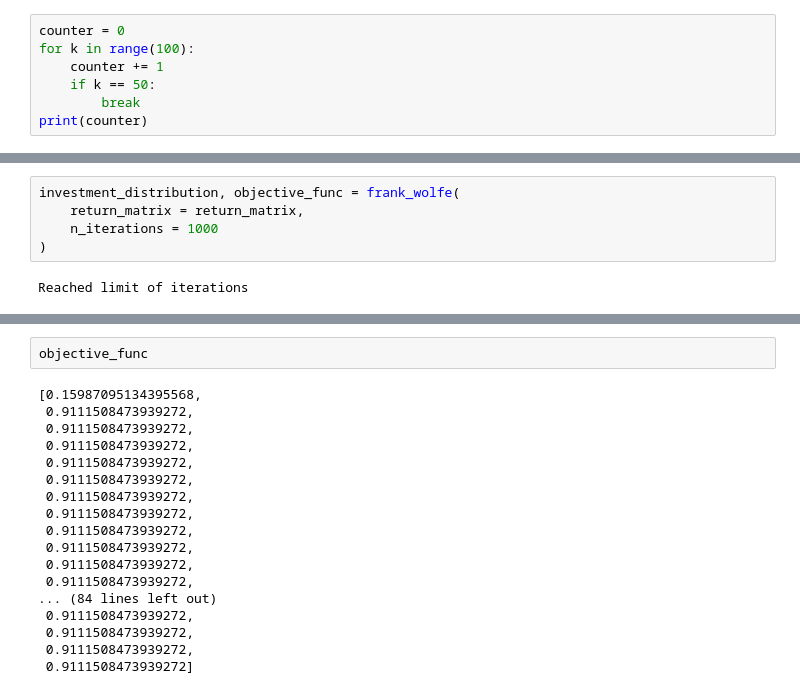
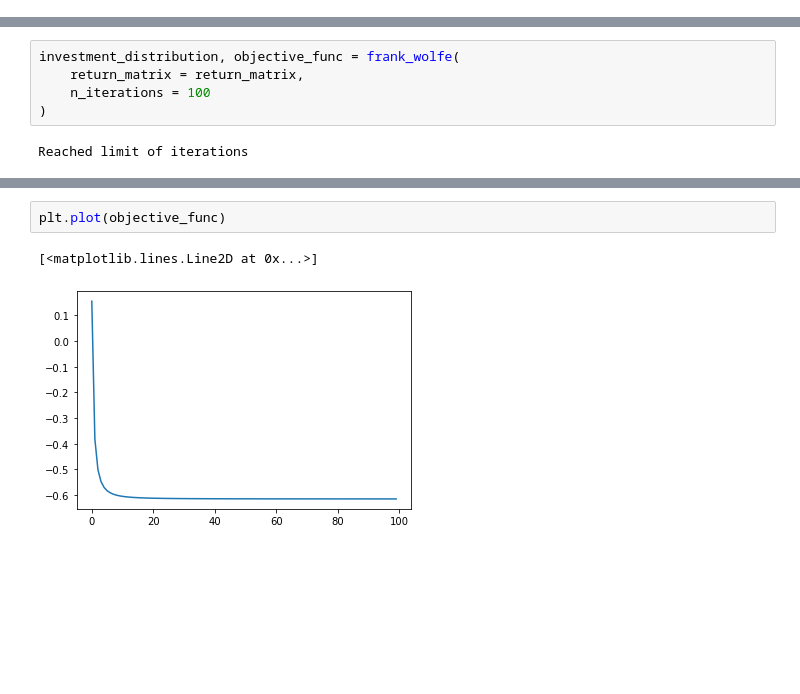
Before and after one commit to PashaIanko/Portfolio-Optimization, a Jupyter notebook: main.ipynb, the cells around one changed output, grey strips where cells are left out. Cells and saved outputs as stored; diff of their text form; blank space fills up the shorter version.

```diff
--- a/main.ipynb
+++ b/main.ipynb
@@ -30,7 +28,0 @@ array([0., 0., 0., 1., 0., 0., 0., 0., 0., 0.])
-# %%
-counter = 0
-for k in range(100):
-    counter += 1
-    if k == 50:
-        break
-print(counter)
@@ -153,7 +130,7 @@ def frank_wolfe(return_matrix, n_iterations):
 # %%
 investment_distribution, objective_func = frank_wolfe(
     return_matrix = return_matrix,
-    n_iterations = 1000
+    n_iterations = 100
 )
 # %% [output]
 Reached limit of iterations
@@ -164,20 +143,5 @@ array([0., 0., 0., 0., 0., 0., 1., 0., 0., 0.])
-# %%
-objective_func
-# %% [output]
-[0.15987095134395568,
- 0.9111508473939272,
- 0.9111508473939272,
- 0.9111508473939272,
- 0.9111508473939272,
- 0.9111508473939272,
- 0.9111508473939272,
- 0.9111508473939272,
- 0.9111508473939272,
- 0.9111508473939272,
- 0.9111508473939272,
- 0.9111508473939272,
-... (84 lines left out)
- 0.9111508473939272,
- 0.9111508473939272,
- 0.9111508473939272,
- 0.9111508473939272]
+# %%
+plt.plot(objective_func)
+# %% [output]
+[<matplotlib.lines.Line2D at 0x...>]
+[figure, added]
```
Also changed, not shown: parts of 9 cells of this notebook.
